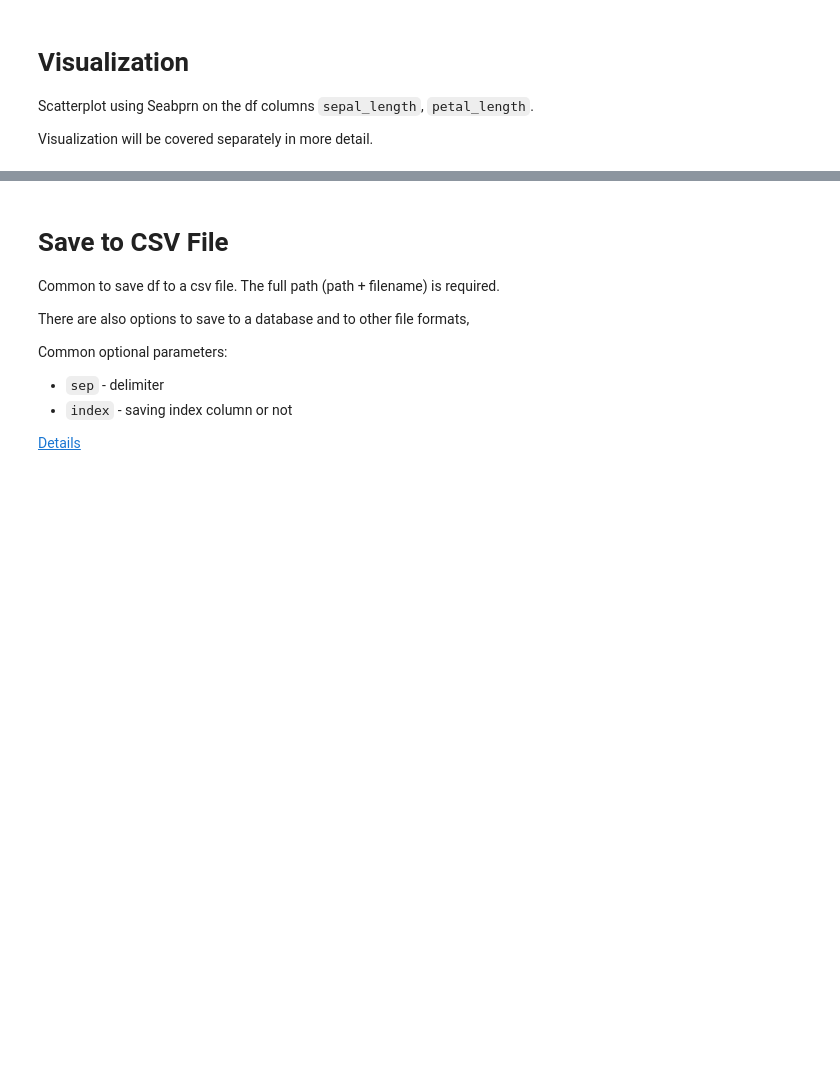
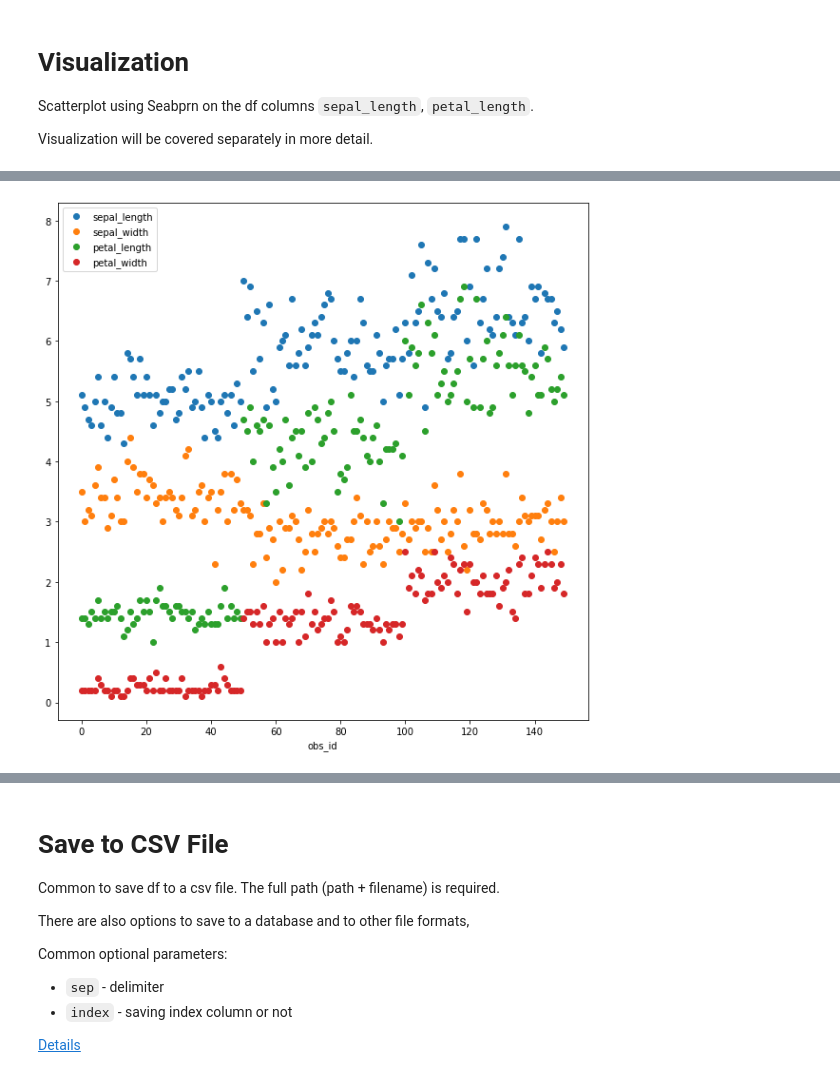
Before and after one commit to sarahsaas1/DS5100-2022-06-R, a Jupyter notebook: lessons/M07_Pandas/M07-01-Pandas1.ipynb, the cells around one changed output, grey strips where cells are left out. Cells and saved outputs as stored; diff of their text form; code cells hidden in the pictures; blank space fills up the shorter version.

```diff
--- a/lessons/M07_Pandas/M07-01-Pandas1.ipynb
+++ b/lessons/M07_Pandas/M07-01-Pandas1.ipynb
@@ -1005,0 +1086,4 @@ fig.grid()
+# %%
+iris.sort_values(list(iris.columns)).plot(style='o', figsize=(10,10));
+# %% [output]
+[figure, added]
```
Also changed, not shown: parts of 199 cells of this notebook, 1 other file.
